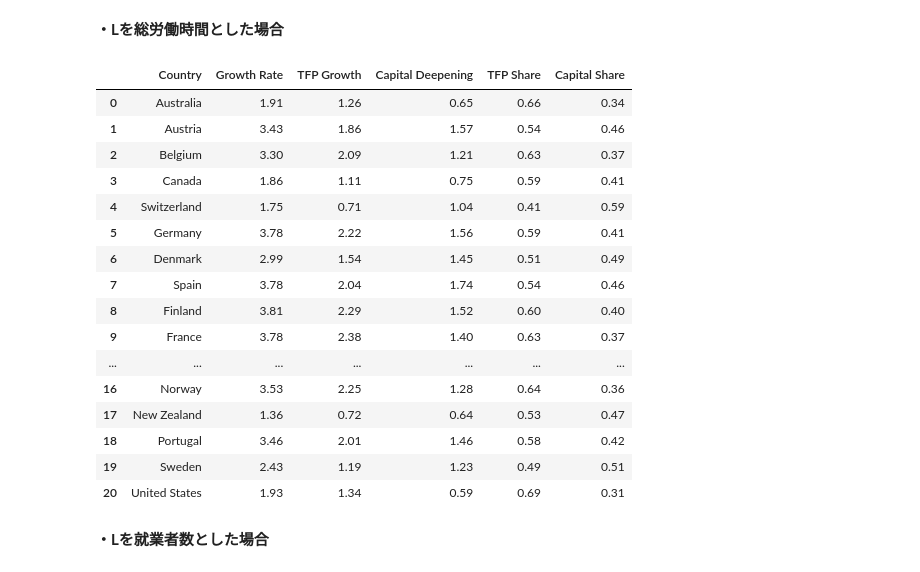
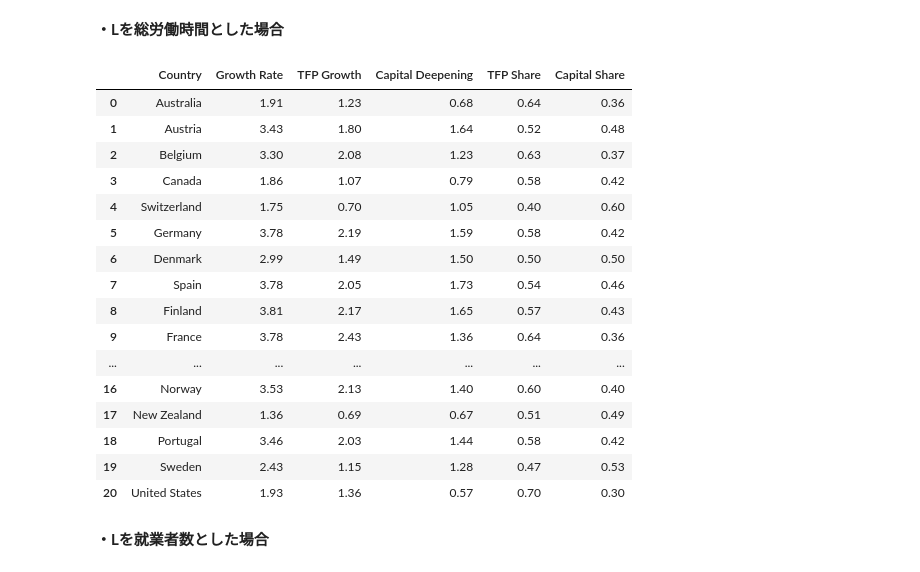
Before and after one commit to Katsushi-Nakanishi/quant-macro, a Jupyter notebook: GrowthAccounting.ipynb, the cells around one changed output. Drawn from its saved outputs; the diff is of its cells as text; code cells hidden in the pictures.

```diff
--- a/GrowthAccounting.ipynb
+++ b/GrowthAccounting.ipynb
@@ -46,51 +64,51 @@ def calg(country_data):  #国別のデータに対して、成長会計をおこ
     end_data = country_data[country_data['year'] == end_year_actual].iloc[0]
 
     years = end_data['year'] - start_data['year']
 
-    g_y = ((end_data['y'] / start_data['y']) ** (1/years) - 1) * 100  # Growth Rate(労働生産性の伸び)
+    g_y = ((end_data['y_shifted'] / start_data['y_shifted']) ** (1/years) - 1) * 100  # Growth Rate(労働生産性の伸び)
 
-    g_k = ((end_data['k'] / start_data['k']) ** (1/years) - 1) * 100  # kの成長率を計算
+    g_k = ((end_data['k_shifted'] / start_data['k_shifted']) ** (1/years) - 1) * 100  # kの成長率を計算
 
     alpha_avg = (start_data['alpha'] + end_data['alpha']) / 2.0  # alphaの平均値を計算
 
     capital_deepening_contrib = alpha_avg * g_k  # Captal Deepning
     tfp_growth_contrib = g_y - capital_deepening_contrib  # TFP Growth
 
     tfp_share = tfp_growth_contrib / g_y
     cap_share = capital_deepening_contrib / g_y
 
     # 計算結果の辞書を返す
     return {
         'Country': start_data['country'],
         'Growth Rate': round(g_y, 2),
         'TFP Growth': round(tfp_growth_contrib, 2),
         'Capital Deepening': round(capital_deepening_contrib, 2),
         'TFP Share': round(tfp_share, 2),
         'Capital Share': round(cap_share, 2)
     }
 
 # 国ごとにcalg関数を適用し、結果を辞書のリストとして作成
 results_list = data.groupby('countrycode').apply(calg).dropna().tolist()
 results_df = pd.DataFrame(results_list)
 results_df
 # %% [output]
 |  | Country | Growth Rate | TFP Growth | Capital Deepening | TFP Share | Capital Share |
-| 0 | Australia | 1.91 | 1.26 | 0.65 | 0.66 | 0.34 |
-| 1 | Austria | 3.43 | 1.86 | 1.57 | 0.54 | 0.46 |
-| 2 | Belgium | 3.30 | 2.09 | 1.21 | 0.63 | 0.37 |
-| 3 | Canada | 1.86 | 1.11 | 0.75 | 0.59 | 0.41 |
-| 4 | Switzerland | 1.75 | 0.71 | 1.04 | 0.41 | 0.59 |
-| 5 | Germany | 3.78 | 2.22 | 1.56 | 0.59 | 0.41 |
-| 6 | Denmark | 2.99 | 1.54 | 1.45 | 0.51 | 0.49 |
-| 7 | Spain | 3.78 | 2.04 | 1.74 | 0.54 | 0.46 |
-| 8 | Finland | 3.81 | 2.29 | 1.52 | 0.60 | 0.40 |
-| 9 | France | 3.78 | 2.38 | 1.40 | 0.63 | 0.37 |
+| 0 | Australia | 1.91 | 1.23 | 0.68 | 0.64 | 0.36 |
+| 1 | Austria | 3.43 | 1.80 | 1.64 | 0.52 | 0.48 |
+| 2 | Belgium | 3.30 | 2.08 | 1.23 | 0.63 | 0.37 |
+| 3 | Canada | 1.86 | 1.07 | 0.79 | 0.58 | 0.42 |
+| 4 | Switzerland | 1.75 | 0.70 | 1.05 | 0.40 | 0.60 |
+| 5 | Germany | 3.78 | 2.19 | 1.59 | 0.58 | 0.42 |
+| 6 | Denmark | 2.99 | 1.49 | 1.50 | 0.50 | 0.50 |
+| 7 | Spain | 3.78 | 2.05 | 1.73 | 0.54 | 0.46 |
+| 8 | Finland | 3.81 | 2.17 | 1.65 | 0.57 | 0.43 |
+| 9 | France | 3.78 | 2.43 | 1.36 | 0.64 | 0.36 |
 | ... | ... | ... | ... | ... | ... | ... |
-| 16 | Norway | 3.53 | 2.25 | 1.28 | 0.64 | 0.36 |
-| 17 | New Zealand | 1.36 | 0.72 | 0.64 | 0.53 | 0.47 |
-| 18 | Portugal | 3.46 | 2.01 | 1.46 | 0.58 | 0.42 |
-| 19 | Sweden | 2.43 | 1.19 | 1.23 | 0.49 | 0.51 |
-| 20 | United States | 1.93 | 1.34 | 0.59 | 0.69 | 0.31 |
+| 16 | Norway | 3.53 | 2.13 | 1.40 | 0.60 | 0.40 |
+| 17 | New Zealand | 1.36 | 0.69 | 0.67 | 0.51 | 0.49 |
+| 18 | Portugal | 3.46 | 2.03 | 1.44 | 0.58 | 0.42 |
+| 19 | Sweden | 2.43 | 1.15 | 1.28 | 0.47 | 0.53 |
+| 20 | United States | 1.93 | 1.36 | 0.57 | 0.70 | 0.30 |
 # %% [markdown]
 **・Lを就業者数とした場合**
 # %%
```
Also changed, not shown: parts of 2 cells of this notebook.
